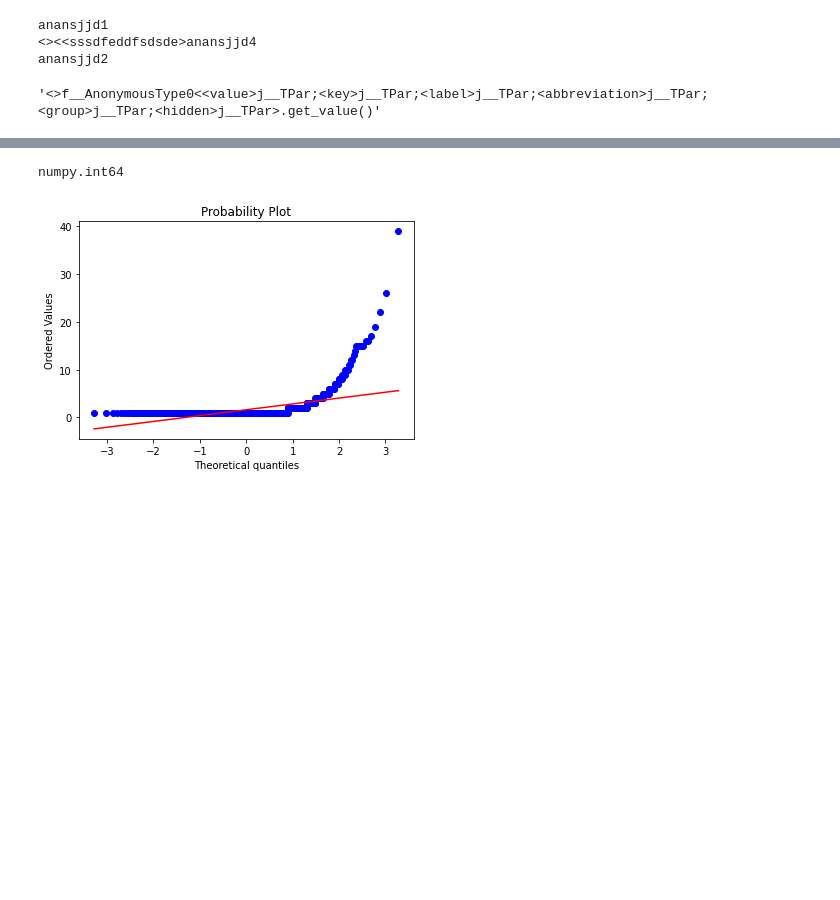
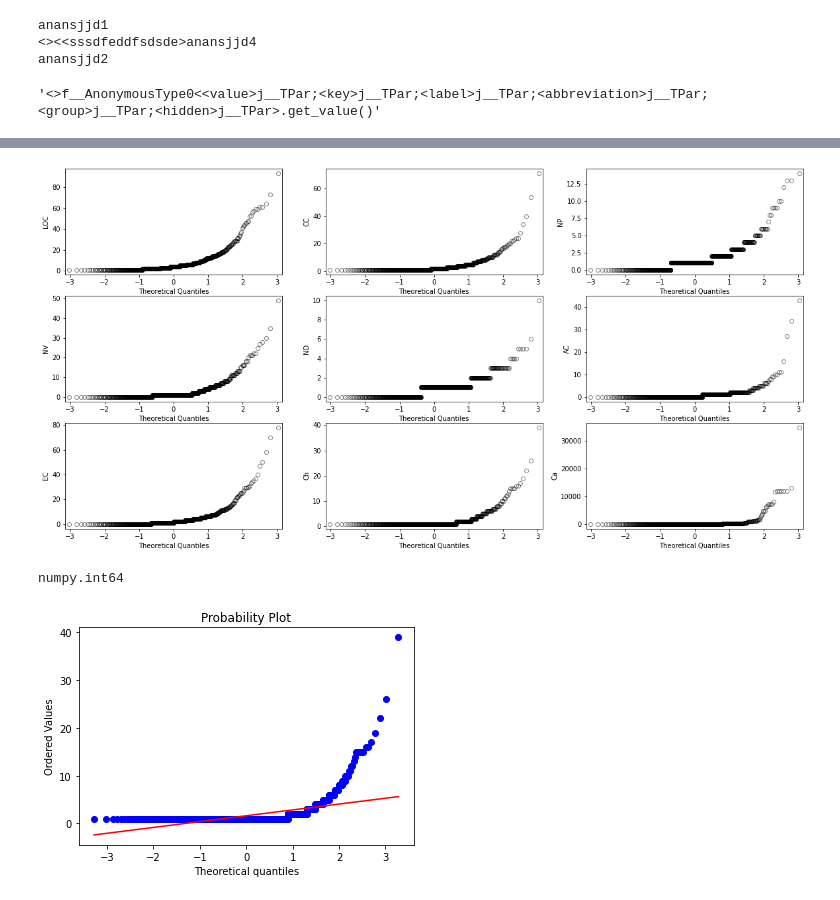
Before and after one commit to ana28p/code-analyzer, a Jupyter notebook: datareading/MyNotebook.ipynb, the cells around one changed output, grey strips where cells are left out. Drawn from its saved outputs; the diff is of its cells as text; code cells hidden in the pictures; blank space fills up the shorter version.

```diff
--- a/datareading/MyNotebook.ipynb
+++ b/datareading/MyNotebook.ipynb
@@ -300,0 +387,2 @@ merged_left_ca.to_csv("C:/Users/aprodea/work/metrics-tax-compare/merged/merged.c
+# %%
+merged_left_ca['Ca'].fillna(0, inplace=True)
@@ -413,0 +512,3 @@ plt.show()
+# %%
+merged_only_data = merged_left_ca[['LOC', 'CC', 'NP', 'NV', 'ND', 'AC', 'EC', 'Ch', 'Ca']]
+merged_only_data
@@ -414,14 +517,14 @@ plt.show()
 # %%
-fig, axes = plt.subplots(nrows=2, ncols=3, figsize=(15,10))
+fig, axes = plt.subplots(nrows=3, ncols=3, figsize=(20,10))
 ax= axes.flatten()
-for i in range(len(new_data.columns) -1):
+for i in range(len(merged_only_data.columns)):
     # ax = plt.subplot(10, 1, i+1)
-    col = new_data.columns[i]
-    sm.qqplot(new_data[col], marker='o', markerfacecolor='none', markeredgecolor='k', alpha=0.5,
+    col = merged_only_data.columns[i]
+    sm.qqplot(merged_only_data[col], marker='o', markerfacecolor='none', markeredgecolor='k', alpha=0.5,
               ax = ax[i])
     ax[i].set_ylabel(col)
 
 # plt.tight_layout(pad=1.5)
 # plt.show()
 
-plt.savefig('C:/Users/aprodea/work/metrics-tax-compare/qqplots.pdf')
+plt.savefig('C:/Users/aprodea/work/metrics-tax-compare/qqplots_unnormalised.pdf', bbox_inches = 'tight', pad_inches = 0)
@@ -429,0 +572,3 @@ plt.savefig('C:/Users/aprodea/work/metrics-tax-compare/qqplots.pdf')
+# %%
+merged_only_data = merged_left_ca[['LOC', 'CC', 'NP', 'NV', 'ND', 'AC', 'EC', 'Ch', 'Ca']]
+merged_only_data
@@ -430,3 +601,19 @@ plt.savefig('C:/Users/aprodea/work/metrics-tax-compare/qqplots.pdf')
+# %%
+fig, axes = plt.subplots(nrows=3, ncols=3, figsize=(20,10))
+ax= axes.flatten()
+for i in range(len(merged_only_data.columns)):
+    # ax = plt.subplot(10, 1, i+1)
+    col = merged_only_data.columns[i]
+    sm.qqplot(merged_only_data[col], marker='o', markerfacecolor='none', markeredgecolor='k', alpha=0.5,
+              ax = ax[i])
+    ax[i].set_ylabel(col)
+
+# plt.tight_layout(pad=1.5)
+# plt.show()
+
+plt.savefig('C:/Users/aprodea/work/metrics-tax-compare/qqplots_unnormalised.pdf', bbox_inches = 'tight', pad_inches = 0)
+# %% [output]
+[figure, added]
 # %%
 x = change_data['Changes']
 # x = x[~np.isnan(x)]
```
Also changed, not shown: parts of 34 cells of this notebook.
